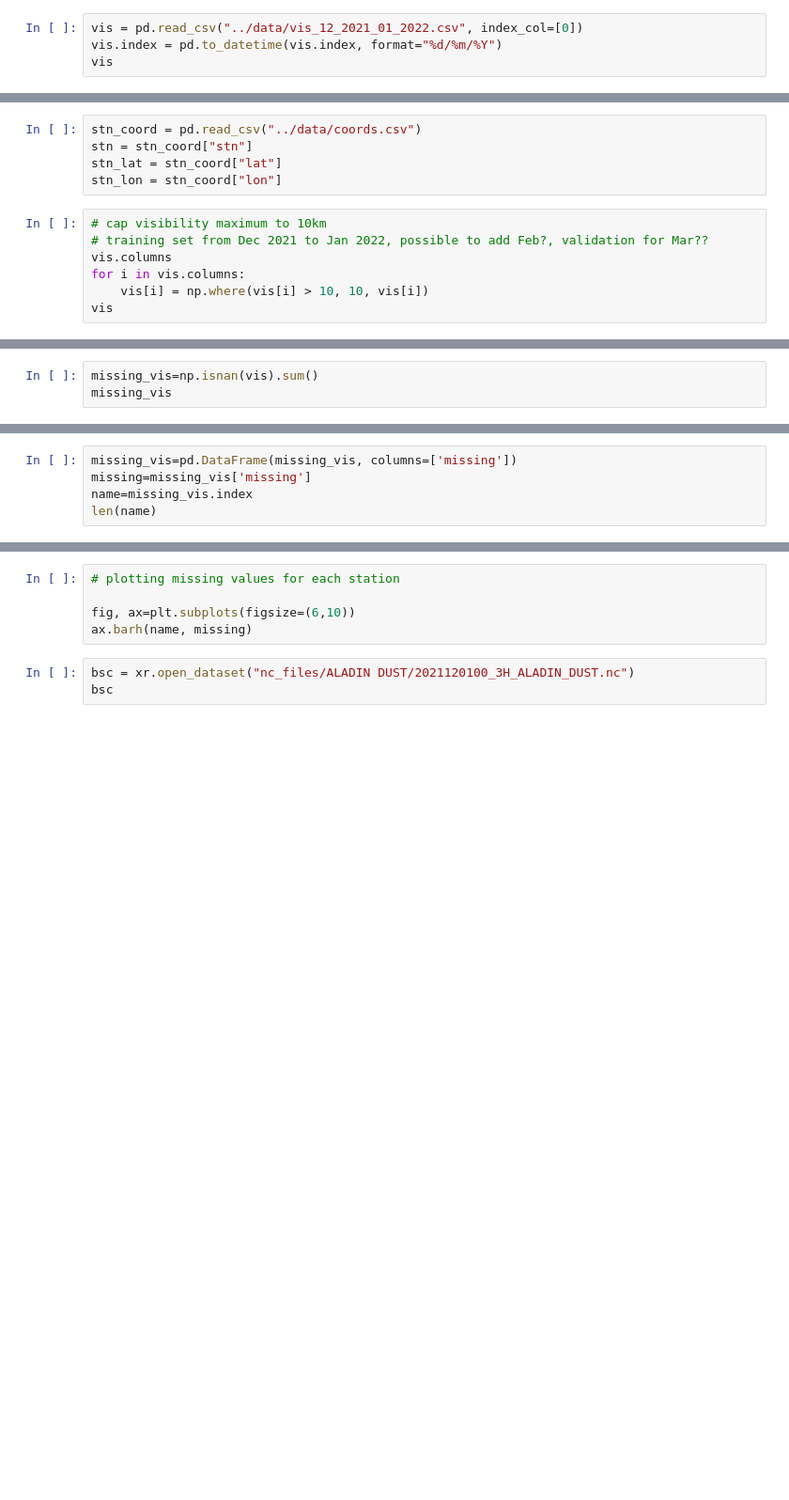
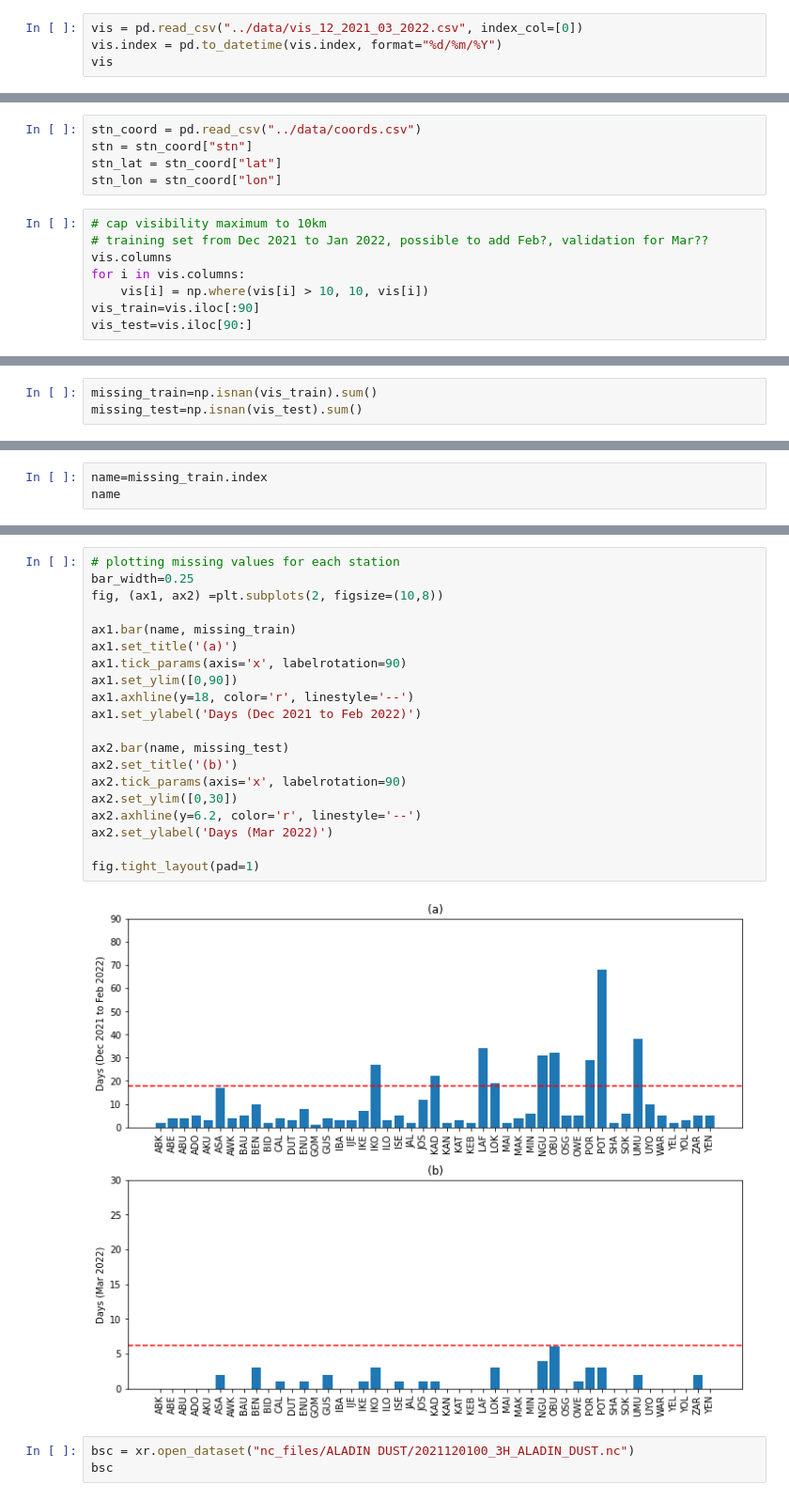
Before and after one commit to ahmadbello/visibility, a Jupyter notebook: notebooks/ALADIN.ipynb, the cells around one changed output, grey strips where cells are left out. Shown: that part at 94% size. Drawn from its saved outputs; the diff is of its cells as text; blank space fills up the shorter version.

```diff
--- a/notebooks/ALADIN.ipynb
+++ b/notebooks/ALADIN.ipynb
@@ -13,4 +11,4 @@ ModuleNotFoundError: No module named 'mpl_toolkits.basemap'
 # %%
-vis = pd.read_csv("../data/vis_12_2021_01_2022.csv", index_col=[0])
+vis = pd.read_csv("../data/vis_12_2021_03_2022.csv", index_col=[0])
 vis.index = pd.to_datetime(vis.index, format="%d/%m/%Y")
 vis
@@ -25,4 +38,5 @@ stn_lon = stn_coord["lon"]
 vis.columns
 for i in vis.columns:
     vis[i] = np.where(vis[i] > 10, 10, vis[i])
-vis
+vis_train=vis.iloc[:90]
+vis_test=vis.iloc[90:]
@@ -31,3 +75,3 @@ vis['KAN'].describe()
 # %%
-missing_vis=np.isnan(vis).sum()
-missing_vis
+missing_train=np.isnan(vis_train).sum()
+missing_test=np.isnan(vis_test).sum()
@@ -34,5 +80,3 @@ missing_vis
 # %%
-missing_vis=pd.DataFrame(missing_vis, columns=['missing'])
-missing=missing_vis['missing']
-name=missing_vis.index
-len(name)
+name=missing_train.index
+name
@@ -39,8 +90,25 @@ len(name)
 # %%
 # plotting missing values for each station
+bar_width=0.25
+fig, (ax1, ax2) =plt.subplots(2, figsize=(10,8))
 
-fig, ax=plt.subplots(figsize=(6,10))
-ax.barh(name, missing)
+ax1.bar(name, missing_train)
+ax1.set_title('(a)')
+ax1.tick_params(axis='x', labelrotation=90)
+ax1.set_ylim([0,90])
+ax1.axhline(y=18, color='r', linestyle='--')
+ax1.set_ylabel('Days (Dec 2021 to Feb 2022)')
+
+ax2.bar(name, missing_test)
+ax2.set_title('(b)')
+ax2.tick_params(axis='x', labelrotation=90)
+ax2.set_ylim([0,30])
+ax2.axhline(y=6.2, color='r', linestyle='--')
+ax2.set_ylabel('Days (Mar 2022)')
+
+fig.tight_layout(pad=1)
+# %% [output]
+[figure, added]
 # %%
 bsc = xr.open_dataset("nc_files/ALADIN DUST/2021120100_3H_ALADIN_DUST.nc")
 bsc
```
Also changed, not shown: parts of 8 cells of this notebook, 7 other files.
